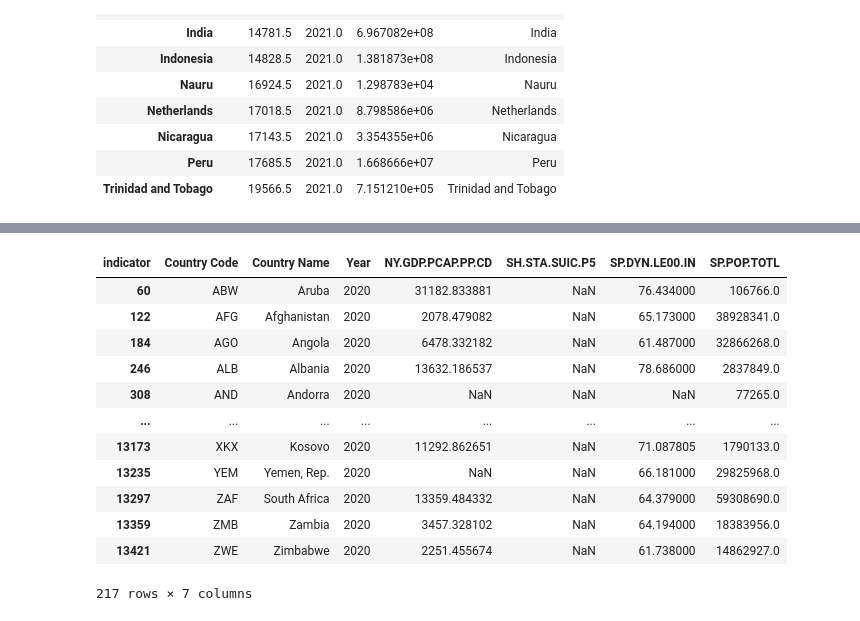
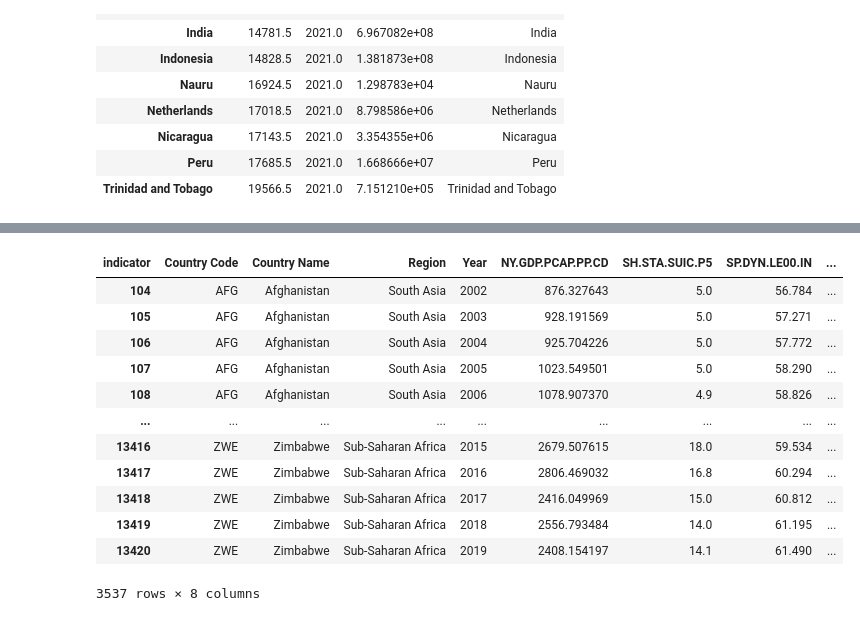
Before and after one commit to sowmith8899/data690_skola2, a Jupyter notebook: assignment_07/assignment_07.ipynb, the cells around one changed output, grey strips where cells are left out. Saved outputs shown, nothing was run; the diff lists cells and outputs as text; code cells hidden in the pictures.

```diff
--- a/assignment_07/assignment_07.ipynb
+++ b/assignment_07/assignment_07.ipynb
@@ -224,21 +230,20 @@ fig.show()
 # %% [output]
 [interactive output not drawn]
 # %%
-df5 = pd.pivot_table(df, values = 'value', index=['Country Code', 'Country Name','Year'], columns = 'indicator').reset_index()
-#df5.dropna(inplace=True)
-df5 = df5.query('Year == 2020')
+df5 = pd.pivot_table(df, values = 'value', index=['Country Code', 'Country Name','Region','Year'], columns = 'indicator').reset_index()
+df5.dropna(inplace=True)
 df5
 # %% [output]
-| indicator | Country Code | Country Name | Year | NY.GDP.PCAP.PP.CD | SH.STA.SUIC.P5 | SP.DYN.LE00.IN | SP.POP.TOTL |
-| 60 | ABW | Aruba | 2020 | 31182.833881 | NaN | 76.434000 | 106766.0 |
-| 122 | AFG | Afghanistan | 2020 | 2078.479082 | NaN | 65.173000 | 38928341.0 |
-| 184 | AGO | Angola | 2020 | 6478.332182 | NaN | 61.487000 | 32866268.0 |
-| 246 | ALB | Albania | 2020 | 13632.186537 | NaN | 78.686000 | 2837849.0 |
-| 308 | AND | Andorra | 2020 | NaN | NaN | NaN | 77265.0 |
-| ... | ... | ... | ... | ... | ... | ... | ... |
-| 13173 | XKX | Kosovo | 2020 | 11292.862651 | NaN | 71.087805 | 1790133.0 |
-| 13235 | YEM | Yemen, Rep. | 2020 | NaN | NaN | 66.181000 | 29825968.0 |
-| 13297 | ZAF | South Africa | 2020 | 13359.484332 | NaN | 64.379000 | 59308690.0 |
-| 13359 | ZMB | Zambia | 2020 | 3457.328102 | NaN | 64.194000 | 18383956.0 |
-| 13421 | ZWE | Zimbabwe | 2020 | 2251.455674 | NaN | 61.738000 | 14862927.0 |
+| indicator | Country Code | Country Name | Region | Year | NY.GDP.PCAP.PP.CD | SH.STA.SUIC.P5 | SP.DYN.LE00.IN | ... |
+| 104 | AFG | Afghanistan | South Asia | 2002 | 876.327643 | 5.0 | 56.784 | ... |
+| 105 | AFG | Afghanistan | South Asia | 2003 | 928.191569 | 5.0 | 57.271 | ... |
+| 106 | AFG | Afghanistan | South Asia | 2004 | 925.704226 | 5.0 | 57.772 | ... |
+| 107 | AFG | Afghanistan | South Asia | 2005 | 1023.549501 | 5.0 | 58.290 | ... |
+| 108 | AFG | Afghanistan | South Asia | 2006 | 1078.907370 | 4.9 | 58.826 | ... |
+| ... | ... | ... | ... | ... | ... | ... | ... | ... |
+| 13416 | ZWE | Zimbabwe | Sub-Saharan Africa | 2015 | 2679.507615 | 18.0 | 59.534 | ... |
+| 13417 | ZWE | Zimbabwe | Sub-Saharan Africa | 2016 | 2806.469032 | 16.8 | 60.294 | ... |
+| 13418 | ZWE | Zimbabwe | Sub-Saharan Africa | 2017 | 2416.049969 | 15.0 | 60.812 | ... |
+| 13419 | ZWE | Zimbabwe | Sub-Saharan Africa | 2018 | 2556.793484 | 14.0 | 61.195 | ... |
+| 13420 | ZWE | Zimbabwe | Sub-Saharan Africa | 2019 | 2408.154197 | 14.1 | 61.490 | ... |
-217 rows × 7 columns
+3537 rows × 8 columns
```
Also changed, not shown: parts of 7 cells of this notebook.
